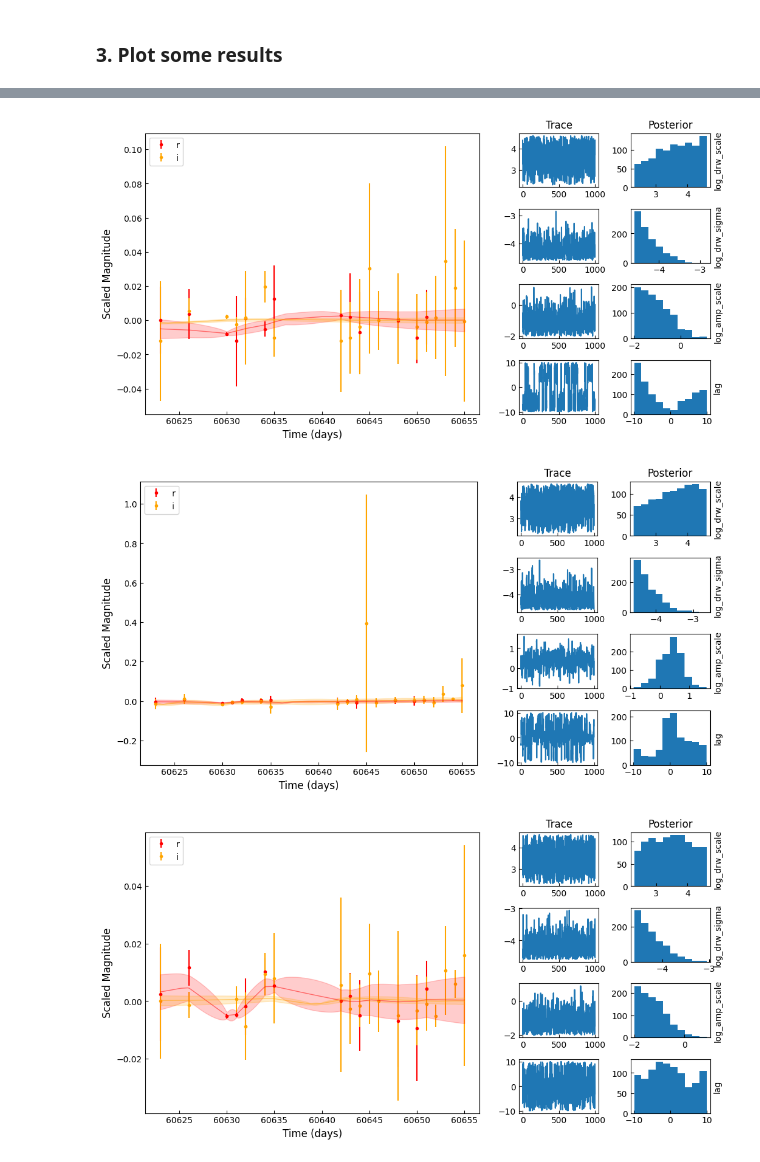
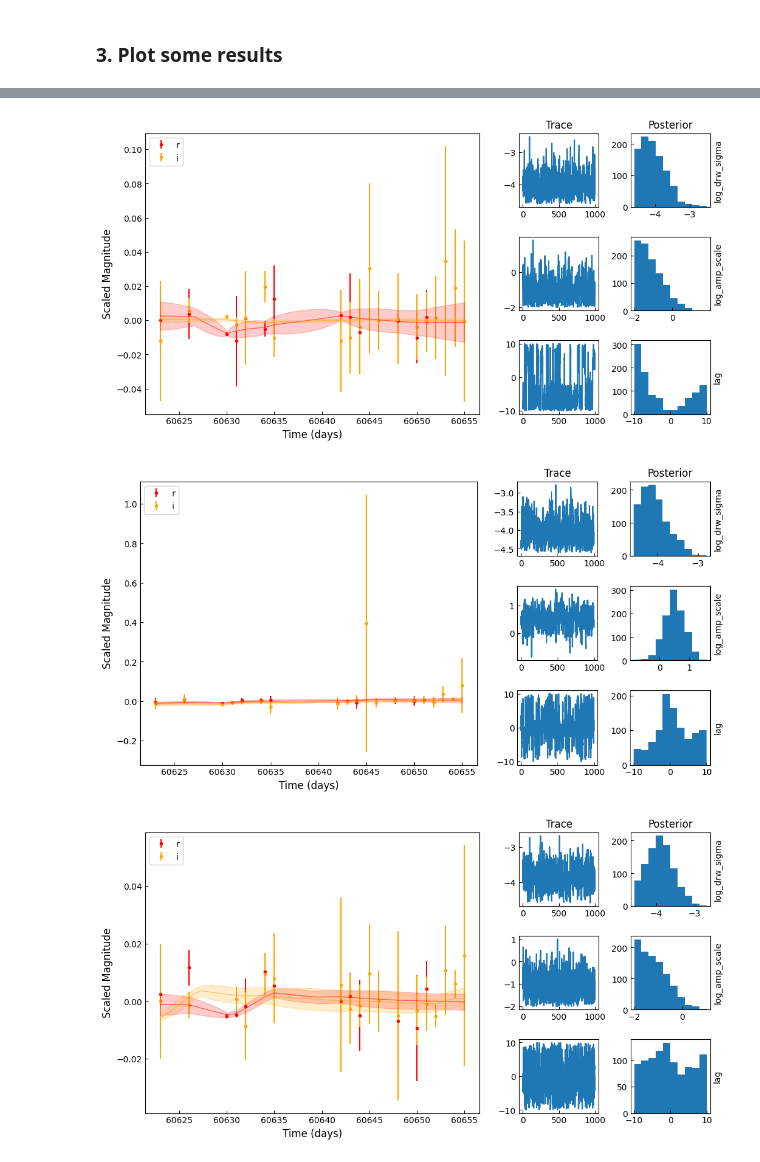
Before and after one commit to LSST-AGN-Variability/EzTaoX, a Jupyter notebook: docs/pre_executed/05_DP1_LSDB.ipynb, the cells around one changed output, grey strips where cells are left out. Drawn from its saved outputs; the diff is of its cells as text; code cells hidden in the pictures.

Commit message:
Update call to mcmc api and fix fixed params

```diff
--- a/docs/pre_executed/05_DP1_LSDB.ipynb
+++ b/docs/pre_executed/05_DP1_LSDB.ipynb
@@ -329,10 +320,8 @@ def numpyro_model(X, yerr, y=None, has_lag=True, zero_mean=True, fixed_params={}
 # %% [markdown]
 Let's finally put these steps all together:
 # %%
-def run_eztaox(objid, times, band, mag, magerr, *, save_chains=False):
+def run_eztaox(objid, times, band, mag, magerr):
     X, y, yerr = prepare_lightcurves(times, band, mag, magerr)
-    # model = multivar_model(X, y, yerr, has_lag=True, zero_mean=True)
-    # bestP, ll = run_mle(X, y, yerr, model, init_sampler)
     mcmc_summary = run_MCMC(
         objid,
         X,
@@ -342,7 +331,7 @@ def run_eztaox(objid, times, band, mag, magerr, *, save_chains=False):
         has_lag=True,
         zero_mean=True,
         fixed_params={"log_drw_scale": jnp.log(100.0)},
-        save_chains=save_chains,
+        save_chains=True,
     )
     return make_nested(mcmc_summary)
 
@@ -358,14 +347,11 @@ And run it all with LSDB, parallelizing the computation:
 # %%
-# Metadata for the MCMC result
+# Stats returned by the mcmc summary
 nested_subcols = ["mean", "std", "median", "5.0%", "95.0%", "n_eff", "r_hat"]
-nested_cols = [
-    "lag",
-    "log_amp_scale",
-    "log_drw_scale",
-    "log_drw_sigma",
-    "log_kernel_param",
-    "mean",
-]
+
+# Params returned by the mcmc summary
+nested_cols = ["lag", "log_amp_scale", "log_drw_sigma", "log_kernel_param", "mean"]
+
+# Metadata for the catalog operation
 meta = {
     col: NestedDtype({sc: pa.float64() for sc in nested_subcols}) for col in nested_cols
 }
@@ -400,7 +382,5 @@ os.makedirs("mcmc_chains", exist_ok=True)
 # %%
-from dask.distributed import Client
-
 with Client(n_workers=4):
-    df = result.compute()
-df
+    fitting_df = result.compute()
+fitting_df
 # %% [output]
@@ -526,22 +507,18 @@ def plot_MCMC(
         plt.show()
 # %%
 for i in range(5):
-    obj = df.iloc[i]
-
-    ## Run MLE, use results for MCMC fitting
+    obj = fitting_df.iloc[i]
     X, y, yerr = prepare_lightcurves(
         obj.diaObjectForcedSource["midpointMjdTai"],
         obj.diaObjectForcedSource["band"],
         obj.diaObjectForcedSource["psfMag"],
         obj.diaObjectForcedSource["psfMagErr"],
     )
-
-    ## Plot results
     plot_MCMC(
         X,
         y,
         yerr,
         az.from_netcdf(f"mcmc_chains/{str(obj.diaObjectId)}.nc"),
-        trace_vars=["log_drw_scale", "log_drw_sigma", "log_amp_scale", "lag"],
+        trace_vars=["log_drw_sigma", "log_amp_scale", "lag"],
     )
 # %% [output]
@@ -550,3 +527,3 @@ for i in range(5):
-[figure, old version]
+[figure, new version]
-[figure, old version]
+[figure, new version]
-[figure, old version]
+[figure, new version]
```
Also changed, not shown: parts of 9 cells of this notebook.
